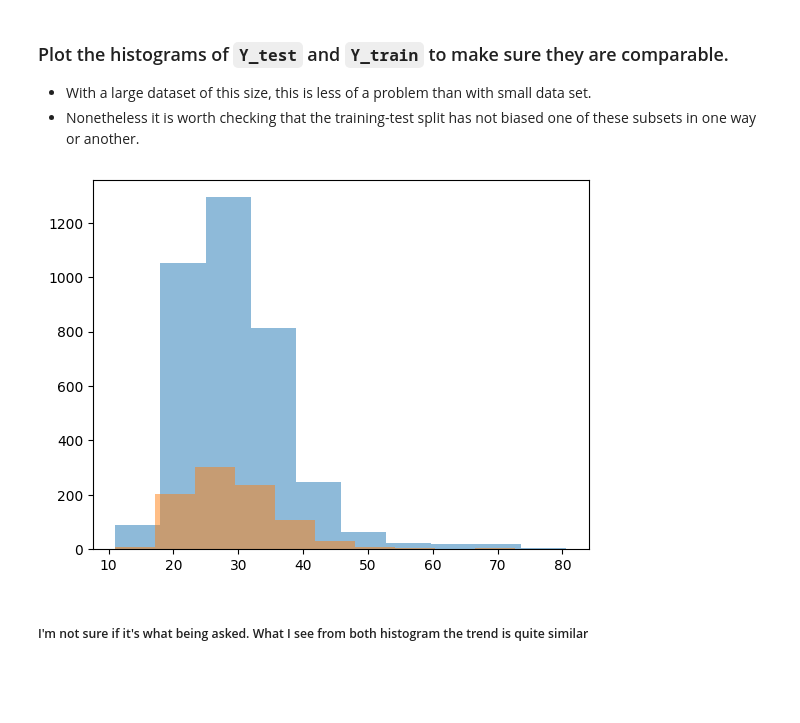
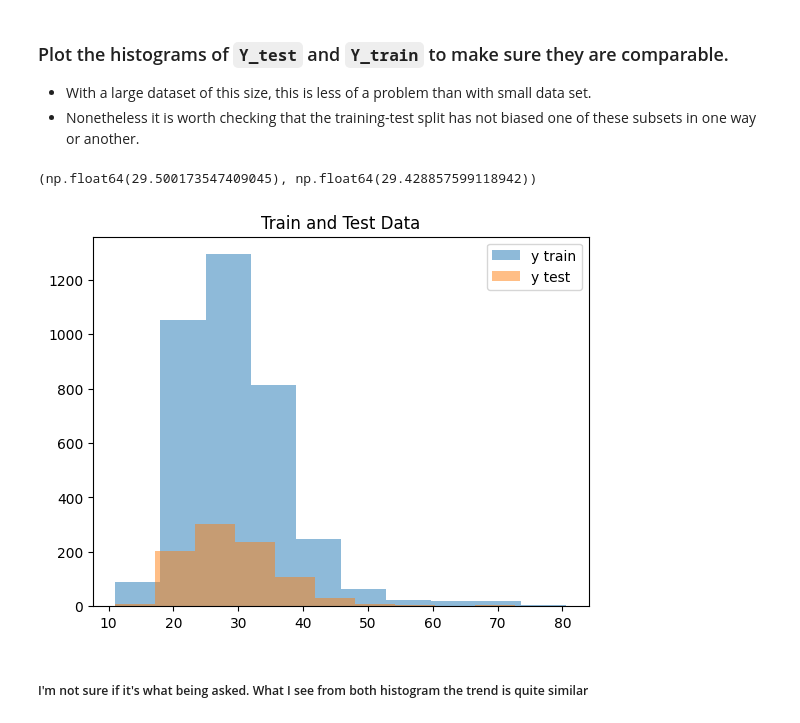
Before and after one commit to setiadha-unc/data720, a Jupyter notebook: Unit 5/Assignments/Unit5_Assignment_corrected.ipynb, the cells around one changed output. Saved outputs shown, nothing was run; the diff lists cells and outputs as text; code cells hidden in the pictures; blank space fills up the shorter version.

```diff
--- a/Unit 5/Assignments/Unit5_Assignment_corrected.ipynb
+++ b/Unit 5/Assignments/Unit5_Assignment_corrected.ipynb
@@ -186,12 +186,18 @@ print(X_train.shape, X_test.shape, y_train.shape, y_test.shape)
 * Nonetheless  it is worth checking that the training-test split has not biased one of these subsets in one way or another.
 # %%
 from sklearn.preprocessing import MinMaxScaler
+# %%
+y_train.mean(), y_test.mean()
+# %% [output]
+(np.float64(29.500173547409045), np.float64(29.428857599118942))
 # %%
-plt.hist(y_train, alpha=0.5)
-plt.hist(y_test, alpha=0.5)
+plt.hist(y_train, alpha=0.5, label="y train")
+plt.hist(y_test, alpha=0.5, label="y test")
+plt.legend()
+plt.title("Train and Test Data")
 plt.show()
 # %% [output]
-[figure, old version]
+[figure, new version]
 # %% [markdown]
 ##### I'm not sure if it's what being asked. What I see from both histogram the trend is quite similar
 # %% [markdown]
```
Also changed, not shown: 1 other file.
